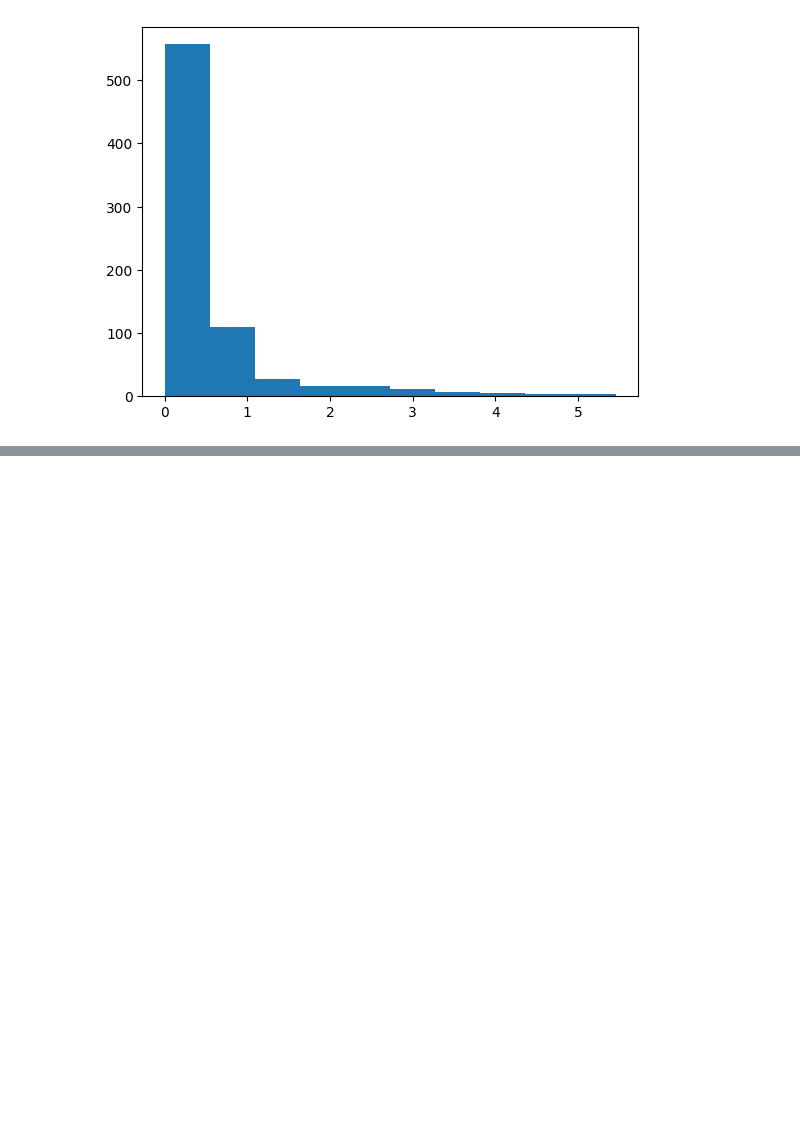
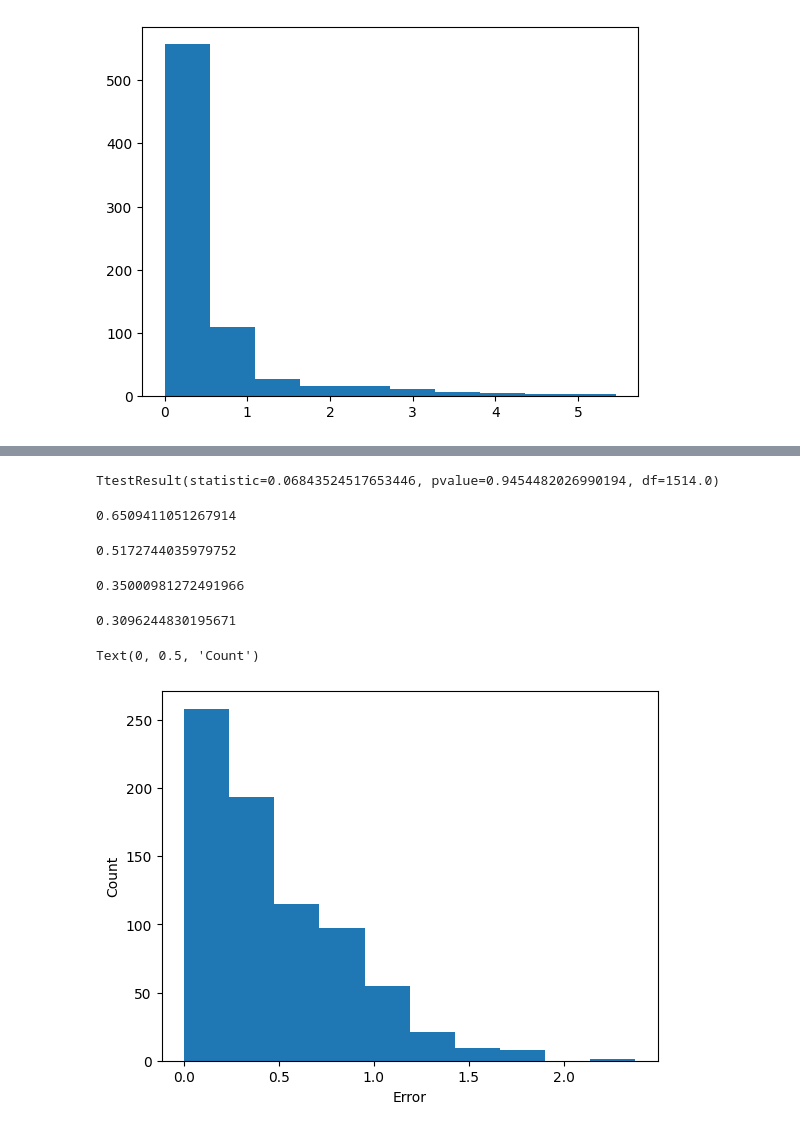
Before and after one commit to hscottvo/CS235-Project, a Jupyter notebook: Scott_Random_Forest.ipynb, the cells around one changed output, grey strips where cells are left out. Saved outputs shown, nothing was run; the diff lists cells and outputs as text; code cells hidden in the pictures; blank space fills up the shorter version.

```diff
--- a/Scott_Random_Forest.ipynb
+++ b/Scott_Random_Forest.ipynb
@@ -23,5 +24,11 @@ grid_space = {"max_depth":[3, 5, 10, None],
               "min_samples_split":[2, 5, 8]
               }
 random_forest = RandomForestRegressor()
-grid = GridSearchCV(random_forest, param_grid=grid_space, cv=3)
-model_grid = grid.fit(X_train, y_train)
+# grid = GridSearchCV(random_forest, param_grid=grid_space, cv=3)
+random_forest.fit(X_train, y_train)
+y_pred = random_forest.predict(X_val)
+rmse = np.sqrt(mean_squared_error(y_pred, y_val))
+mae = mean_absolute_error(y_pred, y_val)
+rmse_logged = np.sqrt(mean_squared_error(np.log(y_pred), np.log(y_val)))
+mae_logged = mean_absolute_error(np.log(y_pred), np.log(y_val))
+rmse, mae, rmse_logged, mae_logged
@@ -28,9 +39,0 @@ model_grid = grid.fit(X_train, y_train)
-# %%
-for max_depth in [3, 5, 10, None]:
-    for n_estimators in [10, 100, 200]:
-        for max_features in ["sqrt", "log2", None]:
-            for min_samples_leaf in [1, 2, 4]:
-                for min_samples_split in [2, 5, 8]:
-                    random_forest = RandomForestRegressor(max_depth=max_depth, )
-# %%
-y_pred = model_grid.predict(X_val)
@@ -100,0 +151,5 @@ plt.hist(out_df)
+# %%
+random_forest_second_best = RandomForestRegressor(n_estimators=10, min_samples_split=8)
+random_forest_default = RandomForestRegressor()
+random_forest_default.fit(X_train, y_train)
+random_forest_second_best.fit(X_train, y_train)
@@ -100,0 +179,35 @@ plt.hist(out_df)
+# %%
+# second best
+stats.ttest_ind(y_test, y_pred_test_second_best)
+# %% [output]
+TtestResult(statistic=0.06843524517653446, pvalue=0.9454482026990194, df=1514.0)
+# %%
+# second best
+np.sqrt(mean_squared_error(y_test, y_pred_test_second_best))
+# %% [output]
+0.6509411051267914
+# %%
+mean_absolute_error(y_test, y_pred_test_second_best)
+# %% [output]
+0.5172744035979752
+# %%
+total_X = pd.concat([X_train, X_val])
+total_y = pd.concat([y_train, y_val])
+default_cross_val = cross_val_score(random_forest_default, total_X, total_y, cv=10)
+default_cross_val.mean()
+# %% [output]
+0.35000981272491966
+# %%
+second_best_cross_val = cross_val_score(random_forest_second_best, total_X, total_y, cv=10)
+second_best_cross_val.mean()
+# %% [output]
+0.3096244830195671
+# %%
+y_pred_val = random_forest_default.predict(X_val)
+plt.hist(np.abs(y_pred_val - y_val))
+# plt.title("Histogram of Absolute Error between Predictions and Validation")
+plt.xlabel("Error")
+plt.ylabel("Count")
+# %% [output]
+Text(0, 0.5, 'Count')
+[figure, added]
```
Also changed, not shown: parts of 13 cells of this notebook, 1 other file.
